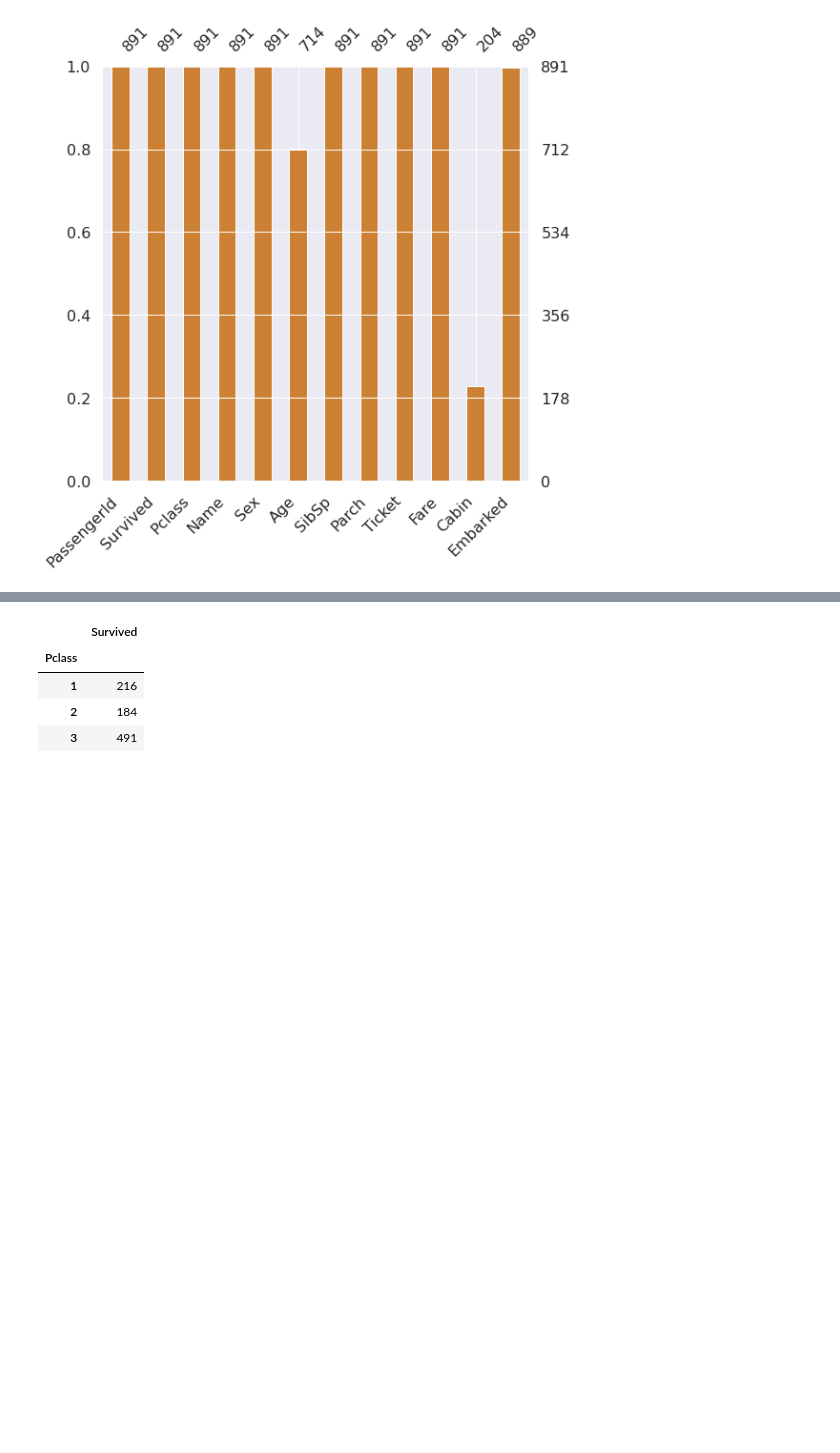
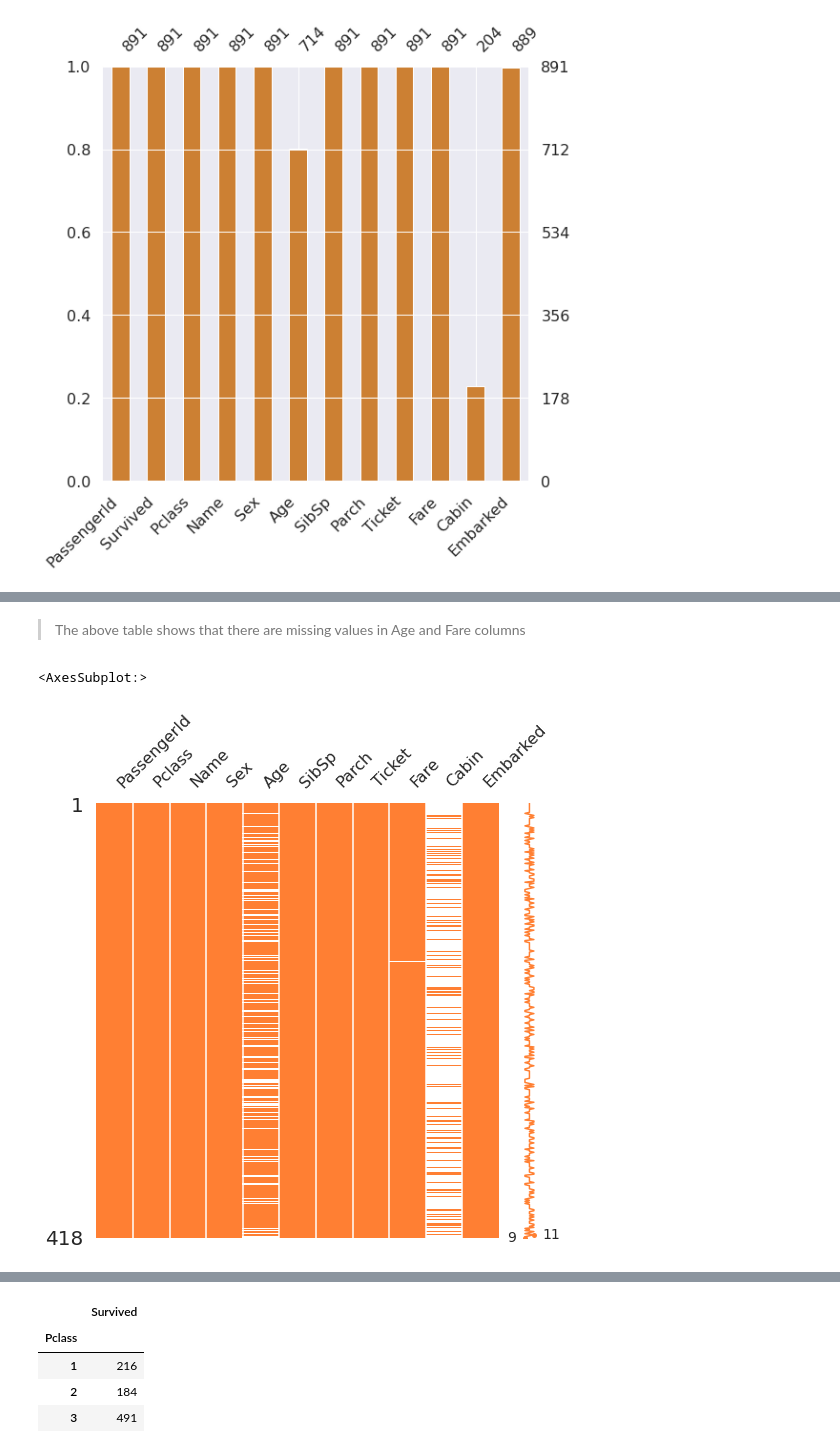
Before and after one commit to ychoi1001/Kaggle, a Jupyter notebook: titanic-data-science.ipynb, the cells around one changed output, grey strips where cells are left out. Cells and saved outputs as stored; diff of their text form; code cells hidden in the pictures; blank space fills up the shorter version.

```diff
--- a/titanic-data-science.ipynb
+++ b/titanic-data-science.ipynb
@@ -137,0 +147,8 @@ msno.bar(df=df_train.iloc[:, :], figsize=(8,8), color=(0.8, 0.5, 0.2))
+# %% [markdown]
+> The above table shows that there are missing values in Age and Fare columns
+# %%
+# Show missing values as a matrix
+msno.matrix(df=df_test.iloc[:, :], figsize=(8,8), color=(1, 0.5, 0.2))
+# %% [output]
+<AxesSubplot:>
+[figure, added]
```
Also changed, not shown: parts of 35 cells of this notebook.
